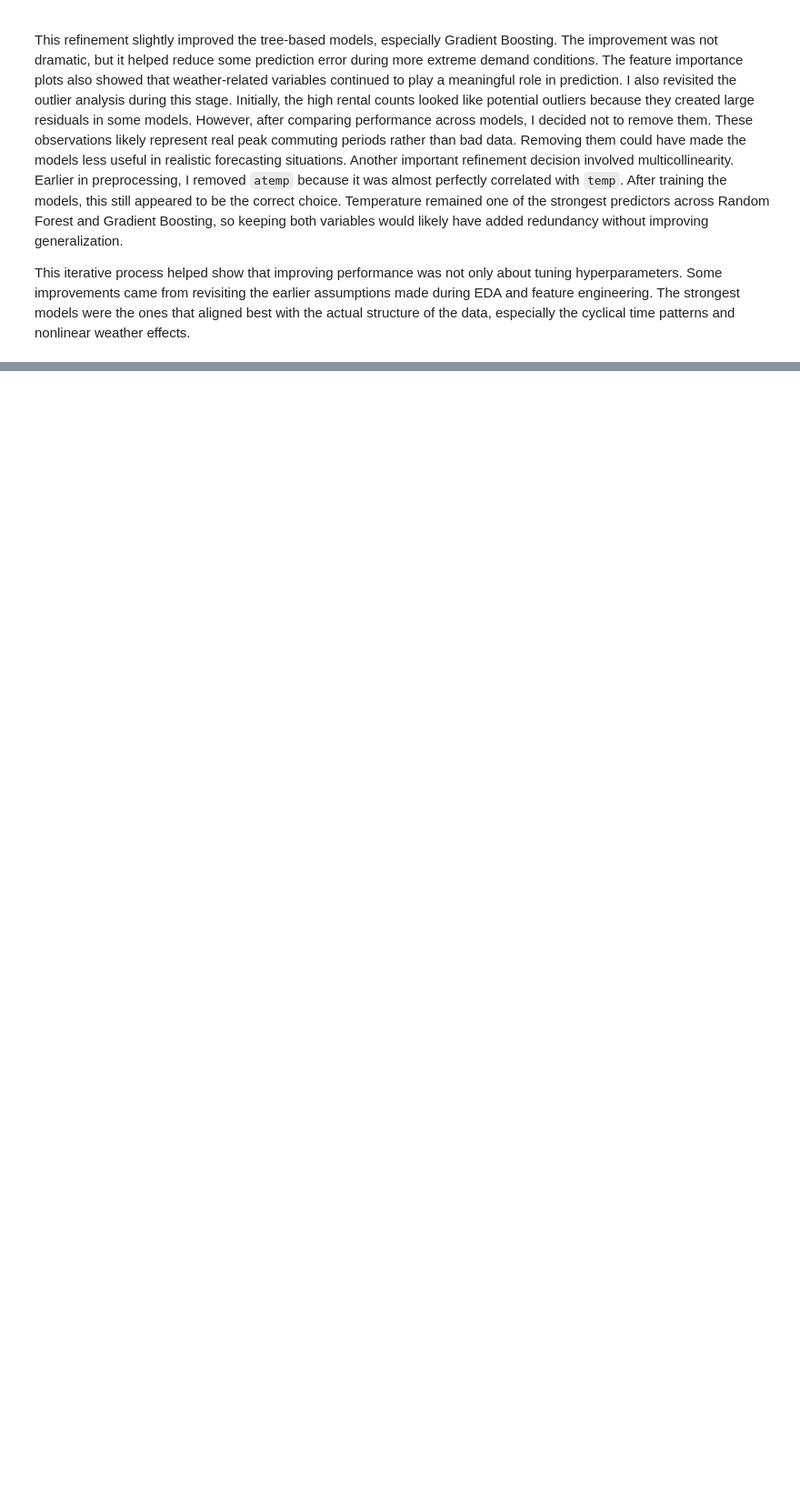
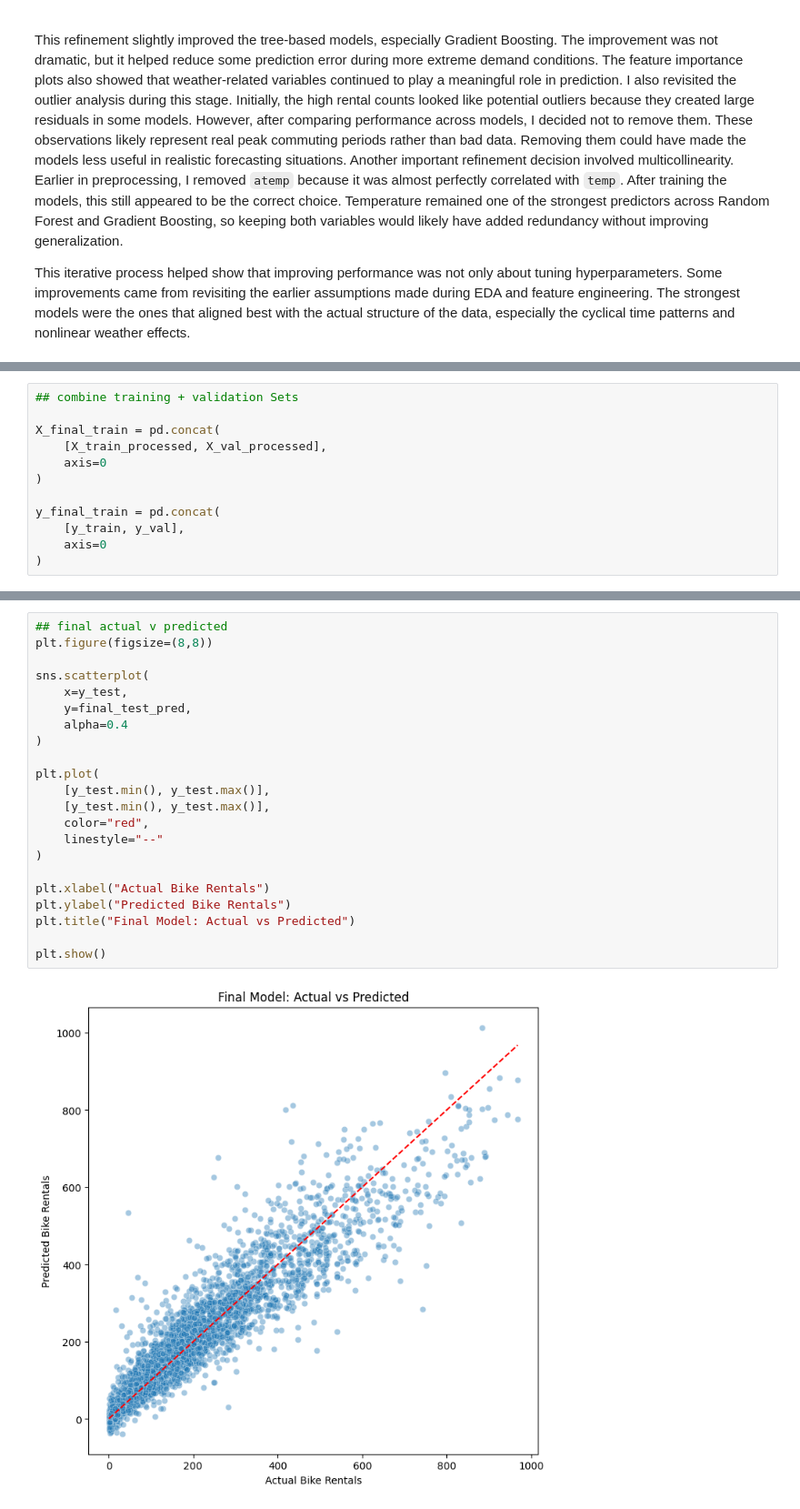
Before and after one commit to neerapatel5/ML-fundamentals-2026, a Jupyter notebook: Assignment_2_Neera_Patel.ipynb, the cells around one changed output, grey strips where cells are left out. Shown at 91% size. Saved outputs shown, nothing was run; the diff lists cells and outputs as text; blank space fills up the shorter version.

```diff
--- a/Assignment_2_Neera_Patel.ipynb
+++ b/Assignment_2_Neera_Patel.ipynb
@@ -1307,0 +1299,12 @@ This iterative process helped show that improving performance was not only about
+# %%
+## combine training + validation Sets
+
+X_final_train = pd.concat(
+    [X_train_processed, X_val_processed],
+    axis=0
+)
+
+y_final_train = pd.concat(
+    [y_train, y_val],
+    axis=0
+)
@@ -1307,0 +1387,24 @@ This iterative process helped show that improving performance was not only about
+# %%
+## final actual v predicted
+plt.figure(figsize=(8,8))
+
+sns.scatterplot(
+    x=y_test,
+    y=final_test_pred,
+    alpha=0.4
+)
+
+plt.plot(
+    [y_test.min(), y_test.max()],
+    [y_test.min(), y_test.max()],
+    color="red",
+    linestyle="--"
+)
+
+plt.xlabel("Actual Bike Rentals")
+plt.ylabel("Predicted Bike Rentals")
+plt.title("Final Model: Actual vs Predicted")
+
+plt.show()
+# %% [output]
+[figure, added]
```
Also changed, not shown: parts of 11 cells of this notebook.
